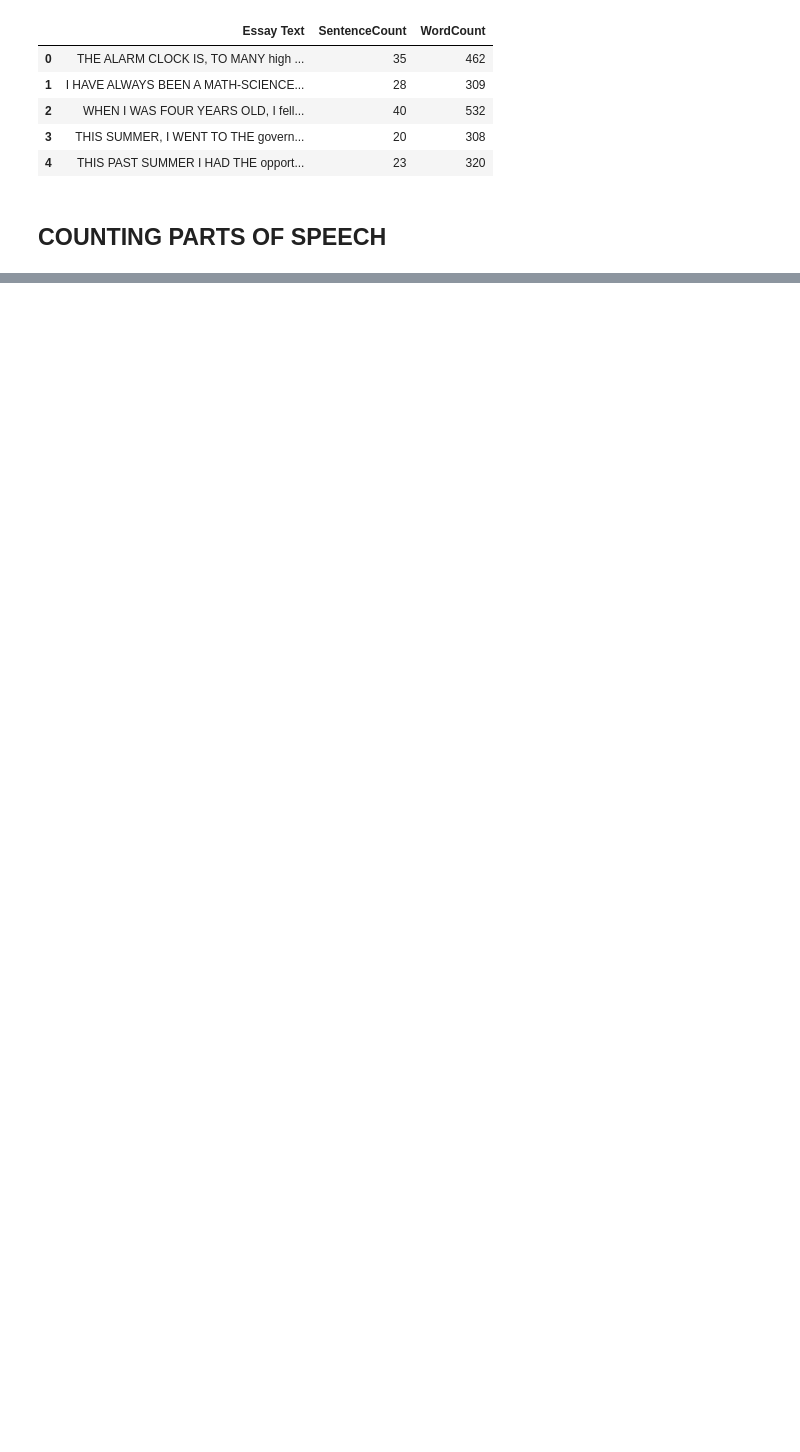
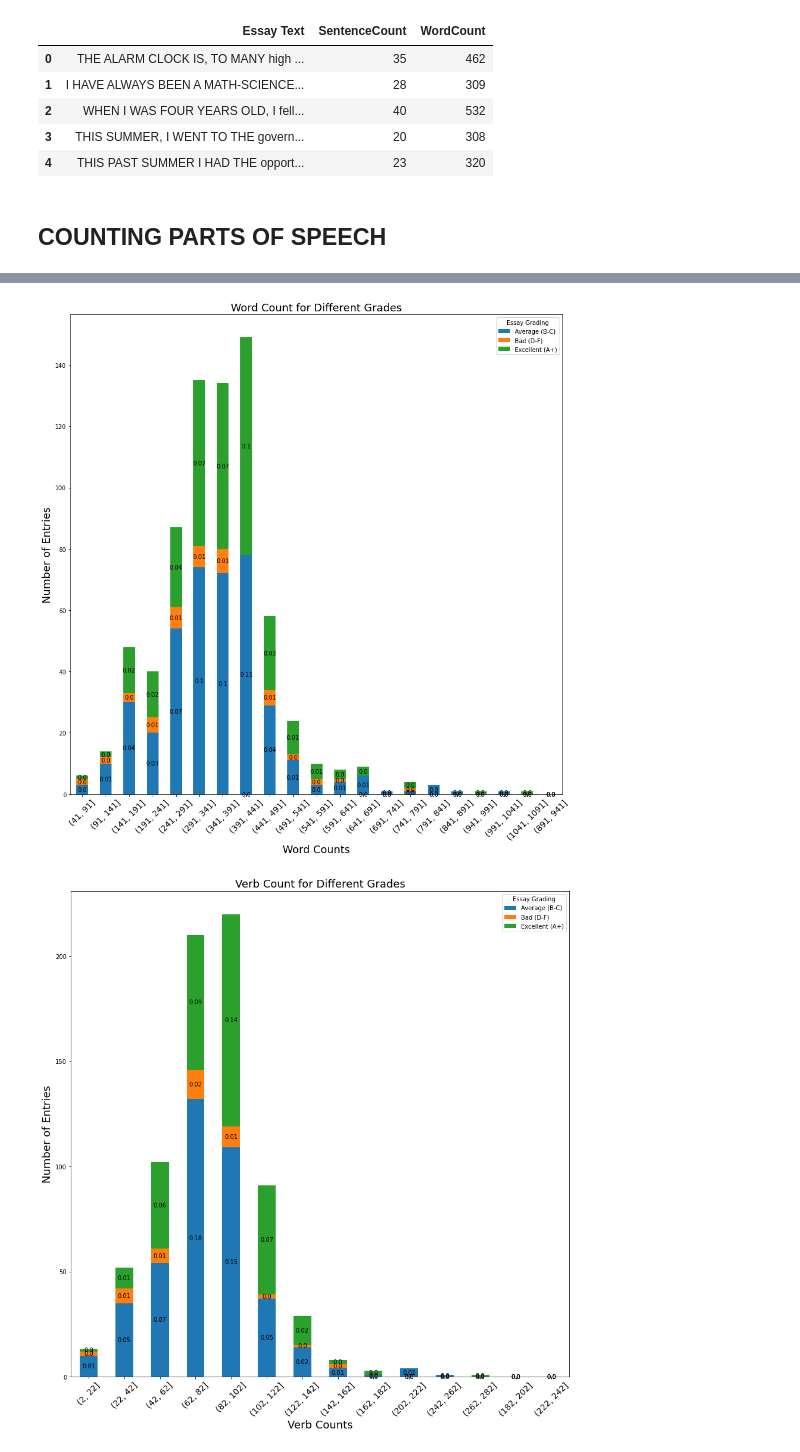
Before and after one commit to netgvarun2012/Blackbox, a Jupyter notebook: TextifyProofReading.ipynb, the cells around one changed output, grey strips where cells are left out. Drawn from its saved outputs; the diff is of its cells as text; code cells hidden in the pictures; blank space fills up the shorter version.

```diff
--- a/TextifyProofReading.ipynb
+++ b/TextifyProofReading.ipynb
@@ -220,0 +277,35 @@ array([[<matplotlib.axes._subplots.AxesSubplot object at 0x...>,
+# %%
+def display_stack_bar(col1,col2,title,xlabel,buffer,binsize):
+  bins_created = np.arange(min(df_essays[col1])-buffer, max(df_essays[col1]) + buffer, binsize)
+  df_essays[col2] = pd.cut(df_essays[col1], bins=bins_created)
+  df_essays.sort_values(by = col1,inplace=True)
+  counts = df_essays.groupby([col2,'Essay Grading'],sort=False).SentenceCount.count().unstack()
+  df_essays.drop([col2], axis=1,inplace=True)
+  counts.replace(np.nan,0,inplace=True)
+  #counts.plot(kind='bar', stacked=True,figsize=(10,10))
+  ax = counts.plot.bar(stacked=True,figsize=(15,15),width = 0.5)
+  for p in ax.patches:
+    width, height = p.get_width(), p.get_height()
+    x, y = p.get_xy()
+    ax.text(x+width/2,
+            y+height/2,
+            str(round(height/len(df_essays),2)),
+            horizontalalignment='center',
+            verticalalignment='center')
+  plt.title(title,fontsize=18)
+  plt.xlabel(xlabel,fontsize=18)
+  plt.xticks(fontsize=14,rotation=45)
+  plt.ylabel('Number of Entries',fontsize=18)
+  plt.show()
+
+
+display_stack_bar('WordCount','WordCountCategory','Word Count for Different Grades','Word Counts',30,50)
+display_stack_bar('VerbCount','VerbCountCategory','Verb Count for Different Grades','Verb Counts',10,20)
+display_stack_bar('NounCount','NounCountCategory','Noun Count for Different Grades','Noun Counts',10,30)
+display_stack_bar('AdjCount','AdjectivesCountCategory','Adjectives Count for Different Grades','Adjective Counts',5,10)
+display_stack_bar('AdverbCount','AdverbCountCategory','Adverb Count for Different Grades','Adverb Counts',2,10)
+display_stack_bar('PronounCount','PronounCountCategory','Pronoun Count for Different Grades','Pronoun Counts',1,20)
+display_stack_bar('PunctCount','PunctCountCategory','Punctuations Count for Different Grades','Punctuations Counts',10,15)
+# %% [output]
+[figure, added]
+[figure, added]
```
Also changed, not shown: parts of 20 cells of this notebook.
